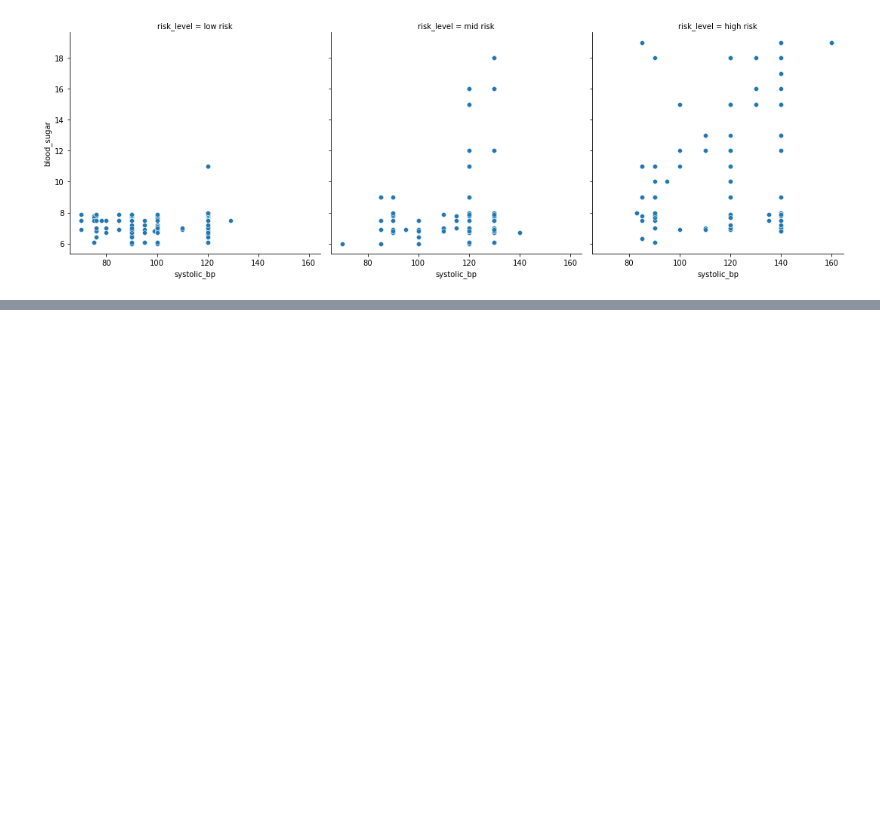
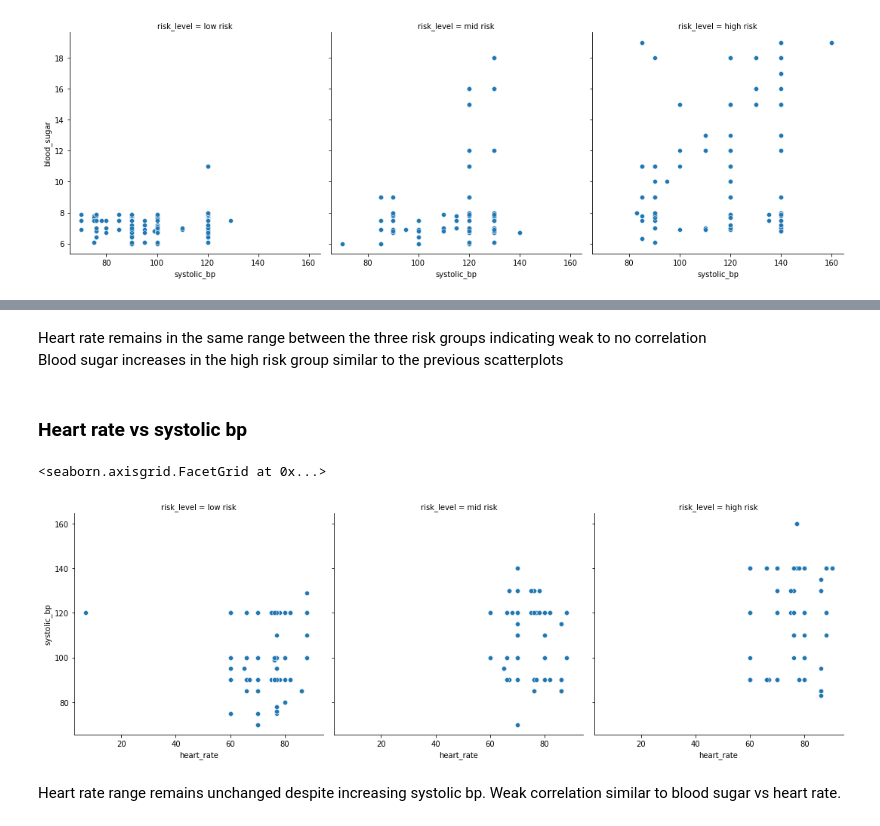
Before and after one commit to Fullcure3/maternal_risk, a Jupyter notebook: maternal_risk.ipynb, the cells around one changed output, grey strips where cells are left out. Cells and saved outputs as stored; diff of their text form; code cells hidden in the pictures; blank space fills up the shorter version.

```diff
--- a/maternal_risk.ipynb
+++ b/maternal_risk.ipynb
@@ -328,0 +349,12 @@ sns.relplot(data=maternal_risk, x=systolic_bp, y=blood_sugar, col=risk_level, co
+# %% [markdown]
+Heart rate remains in the same range between the three risk groups indicating weak to no correlation<br>
+Blood sugar increases in the high risk group similar to the previous scatterplots
+# %% [markdown]
+### Heart rate vs systolic bp
+# %%
+sns.relplot(data=maternal_risk, x=heart_rate, y=systolic_bp, col=risk_level, col_order=risk_order)
+# %% [output]
+<seaborn.axisgrid.FacetGrid at 0x...>
+[figure, added]
+# %% [markdown]
+Heart rate range remains unchanged despite increasing systolic bp. Weak correlation similar to blood sugar vs heart rate.
```
Also changed, not shown: parts of 9 cells of this notebook.
